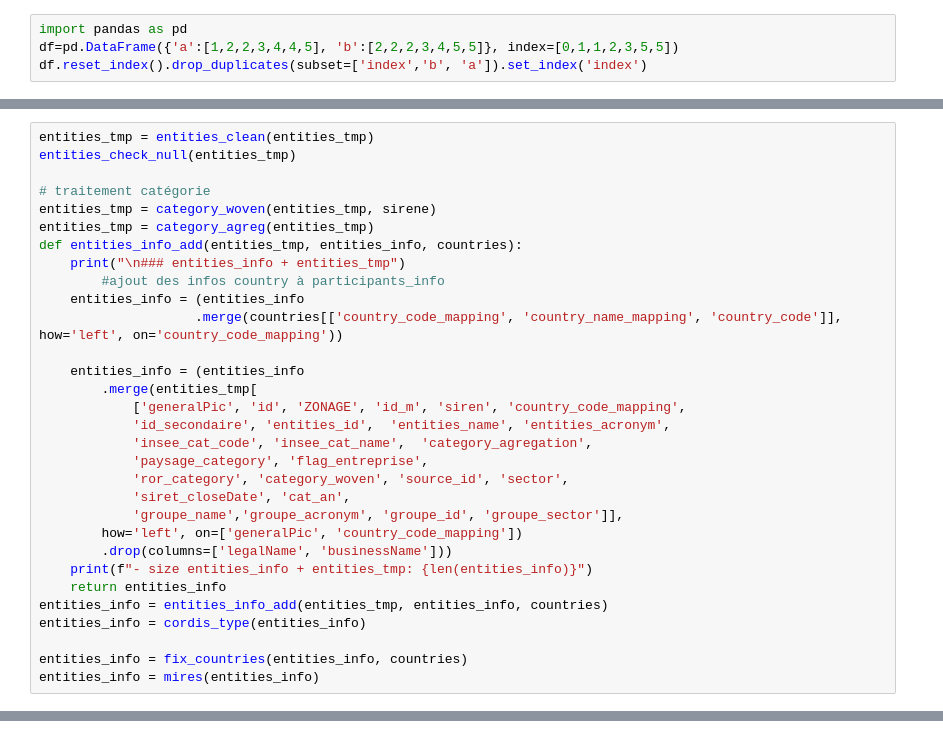
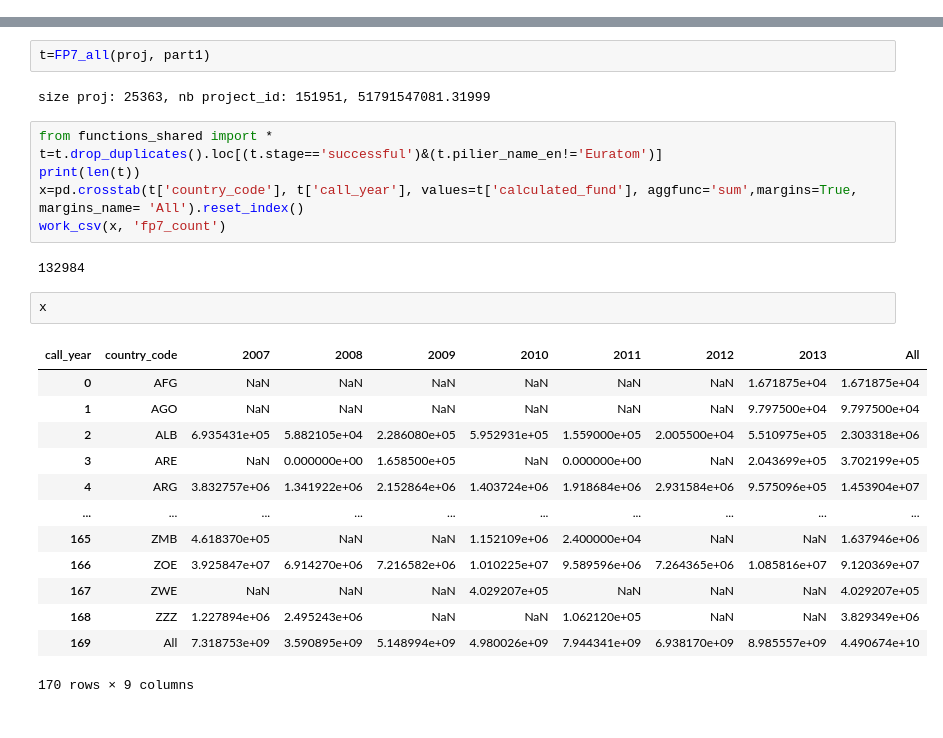
Before and after one commit to dataesr/pcri, a Jupyter notebook: test.ipynb, the cells around one changed output, grey strips where cells are left out. Cells and saved outputs as stored; diff of their text form.

```diff
--- a/test.ipynb
+++ b/test.ipynb
@@ -345,4 +0,0 @@ entities_info.columns
-# %%
-import pandas as pd
-df=pd.DataFrame({'a':[1,2,2,3,4,4,5], 'b':[2,2,2,3,4,5,5]}, index=[0,1,1,2,3,5,5])
-df.reset_index().drop_duplicates(subset=['index','b', 'a']).set_index('index')
@@ -437,31 +279,0 @@ entities_tmp = merge_groupe(entities_tmp, groupe)
-# %%
-entities_tmp = entities_clean(entities_tmp)
-entities_check_null(entities_tmp)
-
-# traitement catégorie
-entities_tmp = category_woven(entities_tmp, sirene)
-entities_tmp = category_agreg(entities_tmp)
-def entities_info_add(entities_tmp, entities_info, countries):
-    print("\n### entities_info + entities_tmp")
-        #ajout des infos country à participants_info
-    entities_info = (entities_info
-                    .merge(countries[['country_code_mapping', 'country_name_mapping', 'country_code']], how='left', on='country_code_mapping'))
-
-    entities_info = (entities_info
-        .merge(entities_tmp[
-            ['generalPic', 'id', 'ZONAGE', 'id_m', 'siren', 'country_code_mapping',
-            'id_secondaire', 'entities_id',  'entities_name', 'entities_acronym',
-            'insee_cat_code', 'insee_cat_name',  'category_agregation',
-            'paysage_category', 'flag_entreprise',
-            'ror_category', 'category_woven', 'source_id', 'sector',
-            'siret_closeDate', 'cat_an',
-            'groupe_name','groupe_acronym', 'groupe_id', 'groupe_sector']],
-        how='left', on=['generalPic', 'country_code_mapping'])
-        .drop(columns=['legalName', 'businessName']))
-    print(f"- size entities_info + entities_tmp: {len(entities_info)}")
-    return entities_info
-entities_info = entities_info_add(entities_tmp, entities_info, countries)
-entities_info = cordis_type(entities_info)
-
-entities_info = fix_countries(entities_info, countries)
-entities_info = mires(entities_info)
@@ -467,0 +662,28 @@ entities_info = mires(entities_info)
+# %%
+t=FP7_all(proj, part1)
+# %% [output]
+size proj: 25363, nb project_id: 151951, 51791547081.31999
+# %%
+from functions_shared import *
+t=t.drop_duplicates().loc[(t.stage=='successful')&(t.pilier_name_en!='Euratom')]
+print(len(t))
+x=pd.crosstab(t['country_code'], t['call_year'], values=t['calculated_fund'], aggfunc='sum',margins=True, margins_name= 'All').reset_index()
+work_csv(x, 'fp7_count')
+# %% [output]
+132984
+# %%
+x
+# %% [output]
+| call_year | country_code | 2007 | 2008 | 2009 | 2010 | 2011 | 2012 | 2013 | All |
+| 0 | AFG | NaN | NaN | NaN | NaN | NaN | NaN | 1.671875e+04 | 1.671875e+04 |
+| 1 | AGO | NaN | NaN | NaN | NaN | NaN | NaN | 9.797500e+04 | 9.797500e+04 |
+| 2 | ALB | 6.935431e+05 | 5.882105e+04 | 2.286080e+05 | 5.952931e+05 | 1.559000e+05 | 2.005500e+04 | 5.510975e+05 | 2.303318e+06 |
+| 3 | ARE | NaN | 0.000000e+00 | 1.658500e+05 | NaN | 0.000000e+00 | NaN | 2.043699e+05 | 3.702199e+05 |
+| 4 | ARG | 3.832757e+06 | 1.341922e+06 | 2.152864e+06 | 1.403724e+06 | 1.918684e+06 | 2.931584e+06 | 9.575096e+05 | 1.453904e+07 |
+| ... | ... | ... | ... | ... | ... | ... | ... | ... | ... |
+| 165 | ZMB | 4.618370e+05 | NaN | NaN | 1.152109e+06 | 2.400000e+04 | NaN | NaN | 1.637946e+06 |
+| 166 | ZOE | 3.925847e+07 | 6.914270e+06 | 7.216582e+06 | 1.010225e+07 | 9.589596e+06 | 7.264365e+06 | 1.085816e+07 | 9.120369e+07 |
+| 167 | ZWE | NaN | NaN | NaN | 4.029207e+05 | NaN | NaN | NaN | 4.029207e+05 |
+| 168 | ZZZ | 1.227894e+06 | 2.495243e+06 | NaN | NaN | 1.062120e+05 | NaN | NaN | 3.829349e+06 |
+| 169 | All | 7.318753e+09 | 3.590895e+09 | 5.148994e+09 | 4.980026e+09 | 7.944341e+09 | 6.938170e+09 | 8.985557e+09 | 4.490674e+10 |
+170 rows × 9 columns
```
Also changed, not shown: parts of 13 cells of this notebook, 3 other files.
